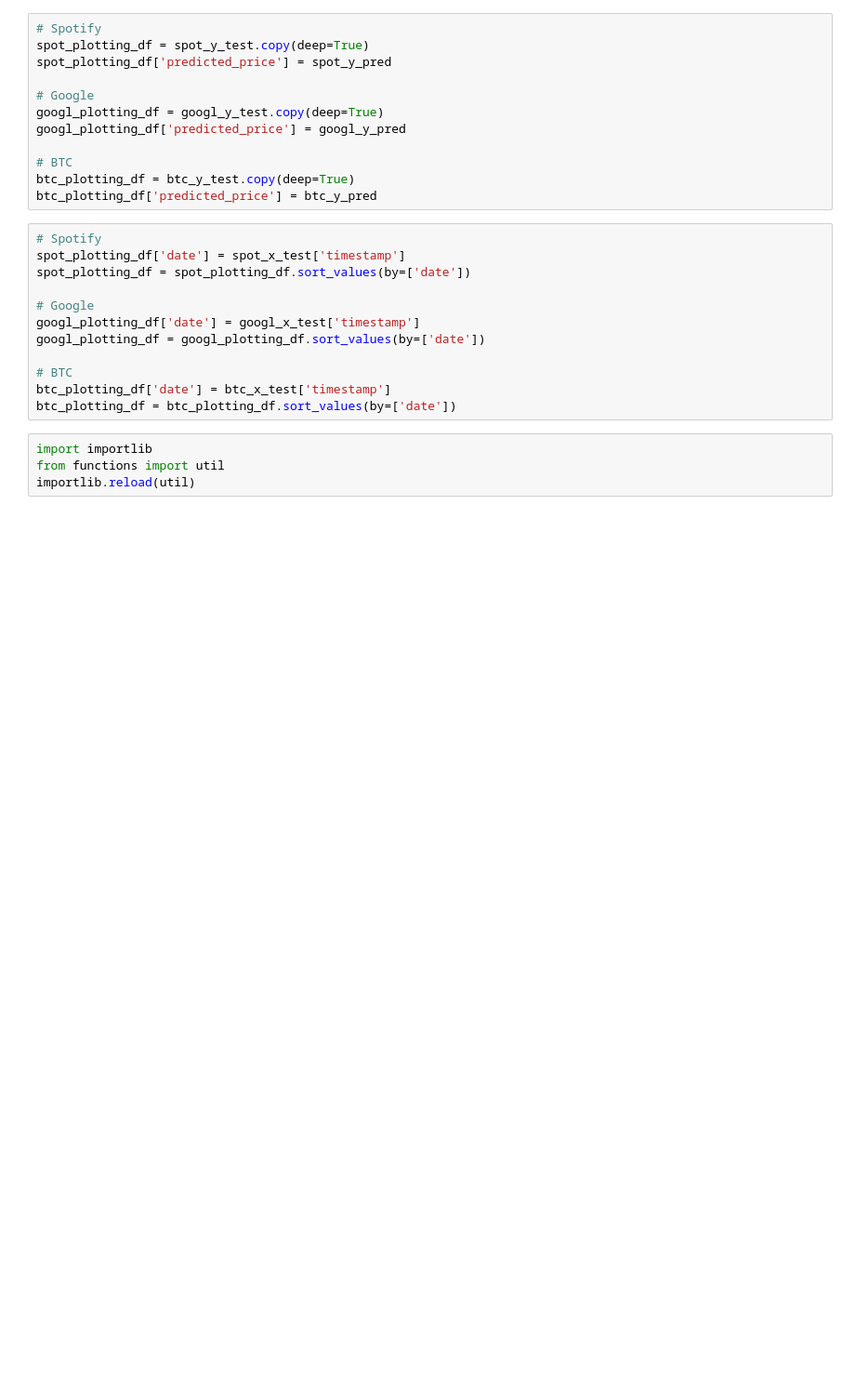
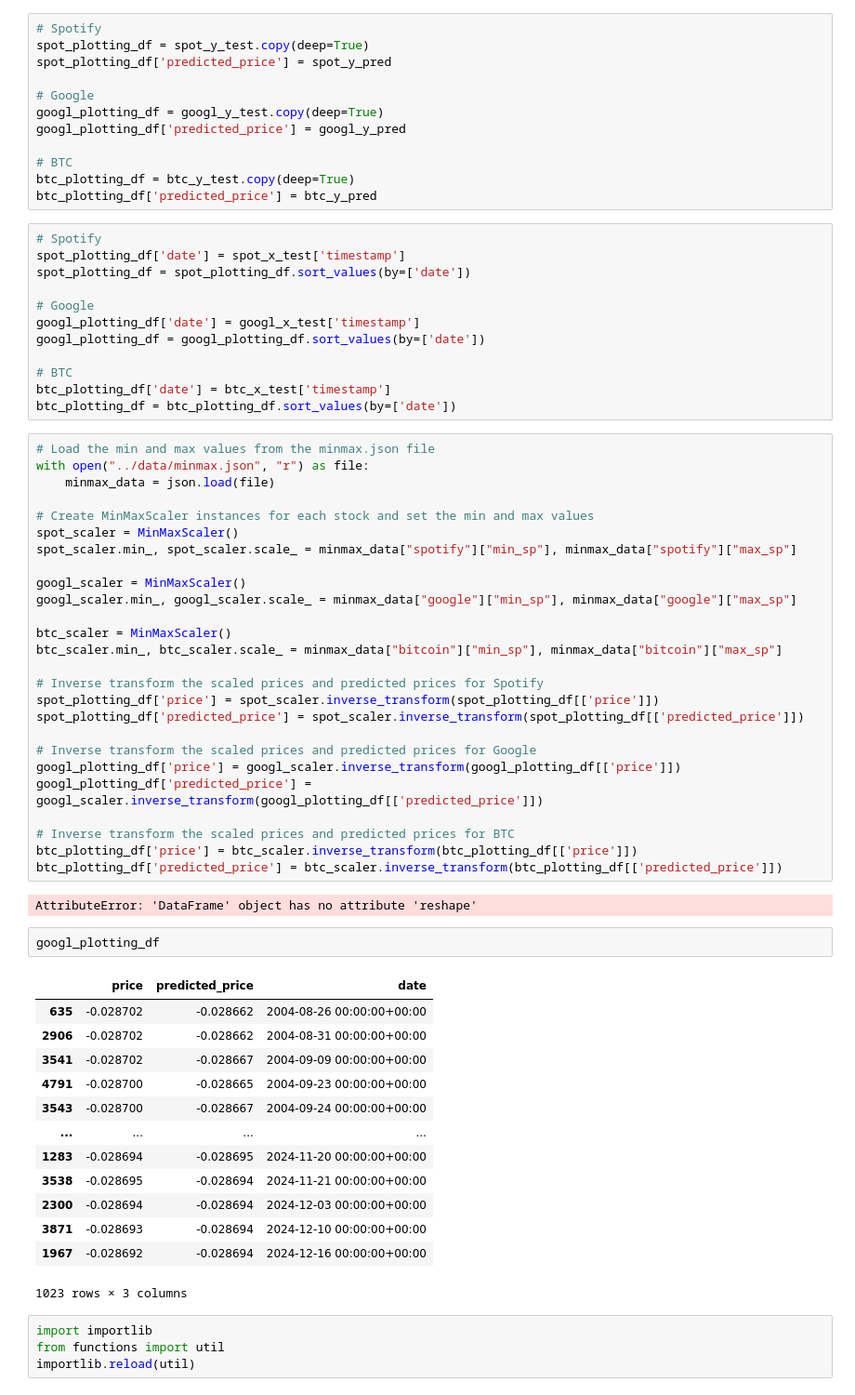
Before and after one commit to TheresaHoesl/StockMarketPrediction, a Jupyter notebook: notebooks/3_stockpred_training_pipeline.ipynb, the cells around one changed output. Shown at 93% size. Cells and saved outputs as stored; diff of their text form; blank space fills up the shorter version.

```diff
--- a/notebooks/3_stockpred_training_pipeline.ipynb
+++ b/notebooks/3_stockpred_training_pipeline.ipynb
@@ -440,6 +455,50 @@ googl_plotting_df = googl_plotting_df.sort_values(by=['date'])
 # BTC
 btc_plotting_df['date'] = btc_x_test['timestamp']
 btc_plotting_df = btc_plotting_df.sort_values(by=['date'])
+# %%
+# Load the min and max values from the minmax.json file
+with open("../data/minmax.json", "r") as file:
+    minmax_data = json.load(file)
+
+# Create MinMaxScaler instances for each stock and set the min and max values
+spot_scaler = MinMaxScaler()
+spot_scaler.min_, spot_scaler.scale_ = minmax_data["spotify"]["min_sp"], minmax_data["spotify"]["max_sp"]
+
+googl_scaler = MinMaxScaler()
+googl_scaler.min_, googl_scaler.scale_ = minmax_data["google"]["min_sp"], minmax_data["google"]["max_sp"]
+
+btc_scaler = MinMaxScaler()
+btc_scaler.min_, btc_scaler.scale_ = minmax_data["bitcoin"]["min_sp"], minmax_data["bitcoin"]["max_sp"]
+
+# Inverse transform the scaled prices and predicted prices for Spotify
+spot_plotting_df['price'] = spot_scaler.inverse_transform(spot_plotting_df[['price']])
+spot_plotting_df['predicted_price'] = spot_scaler.inverse_transform(spot_plotting_df[['predicted_price']])
+
+# Inverse transform the scaled prices and predicted prices for Google
+googl_plotting_df['price'] = googl_scaler.inverse_transform(googl_plotting_df[['price']])
+googl_plotting_df['predicted_price'] = googl_scaler.inverse_transform(googl_plotting_df[['predicted_price']])
+
+# Inverse transform the scaled prices and predicted prices for BTC
+btc_plotting_df['price'] = btc_scaler.inverse_transform(btc_plotting_df[['price']])
+btc_plotting_df['predicted_price'] = btc_scaler.inverse_transform(btc_plotting_df[['predicted_price']])
+# %% [output]
+AttributeError: 'DataFrame' object has no attribute 'reshape'
+# %%
+googl_plotting_df
+# %% [output]
+|  | price | predicted_price | date |
+| 635 | -0.028702 | -0.028662 | 2004-08-26 00:00:00+00:00 |
+| 2906 | -0.028702 | -0.028662 | 2004-08-31 00:00:00+00:00 |
+| 3541 | -0.028702 | -0.028667 | 2004-09-09 00:00:00+00:00 |
+| 4791 | -0.028700 | -0.028665 | 2004-09-23 00:00:00+00:00 |
+| 3543 | -0.028700 | -0.028667 | 2004-09-24 00:00:00+00:00 |
+| ... | ... | ... | ... |
+| 1283 | -0.028694 | -0.028695 | 2024-11-20 00:00:00+00:00 |
+| 3538 | -0.028695 | -0.028694 | 2024-11-21 00:00:00+00:00 |
+| 2300 | -0.028694 | -0.028694 | 2024-12-03 00:00:00+00:00 |
+| 3871 | -0.028693 | -0.028694 | 2024-12-10 00:00:00+00:00 |
+| 1967 | -0.028692 | -0.028694 | 2024-12-16 00:00:00+00:00 |
+1023 rows × 3 columns
 # %%
 import importlib
 from functions import util
```
Also changed, not shown: parts of 13 cells of this notebook, 9 other files.
